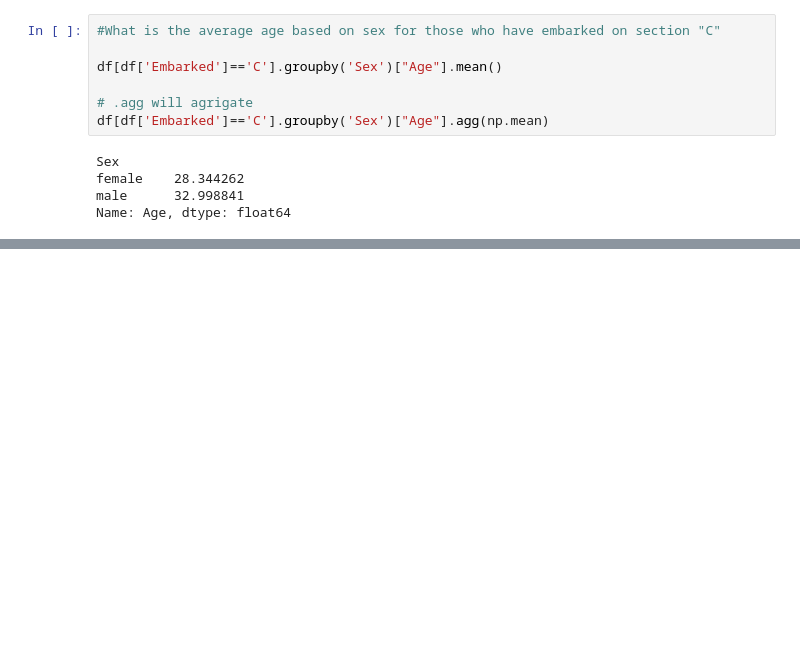
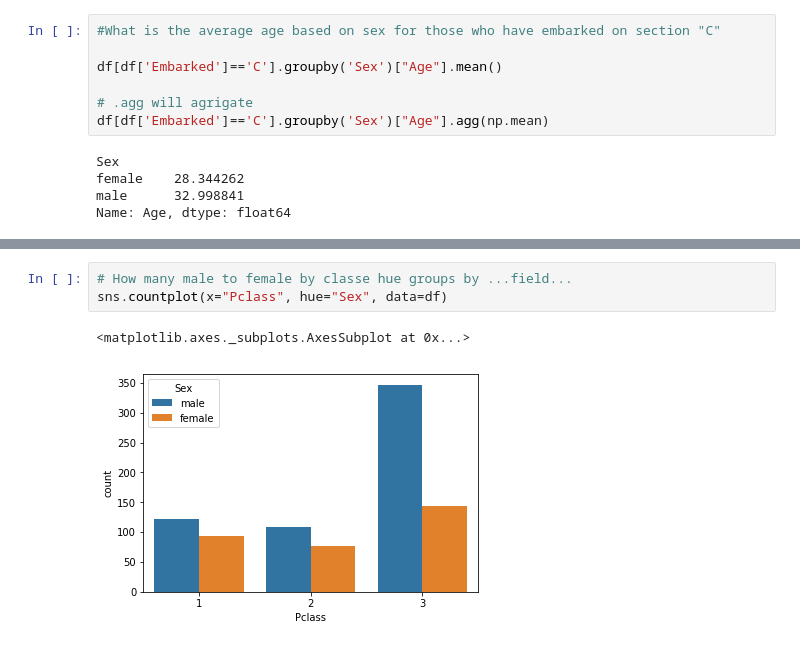
Before and after one commit to capt-alien/ds1.1Code, a Jupyter notebook: Class_3_work.ipynb, the cells around one changed output, grey strips where cells are left out. Cells and saved outputs as stored; diff of their text form; blank space fills up the shorter version.

```diff
--- a/Class_3_work.ipynb
+++ b/Class_3_work.ipynb
@@ -174,0 +203,6 @@ Name: Age, dtype: float64
+# %%
+# How many male to female by classe hue groups by ...field...
+sns.countplot(x="Pclass", hue="Sex", data=df)
+# %% [output]
+<matplotlib.axes._subplots.AxesSubplot at 0x...>
+[figure, added]
```
Also changed, not shown: parts of 16 cells of this notebook, 2 other files.
